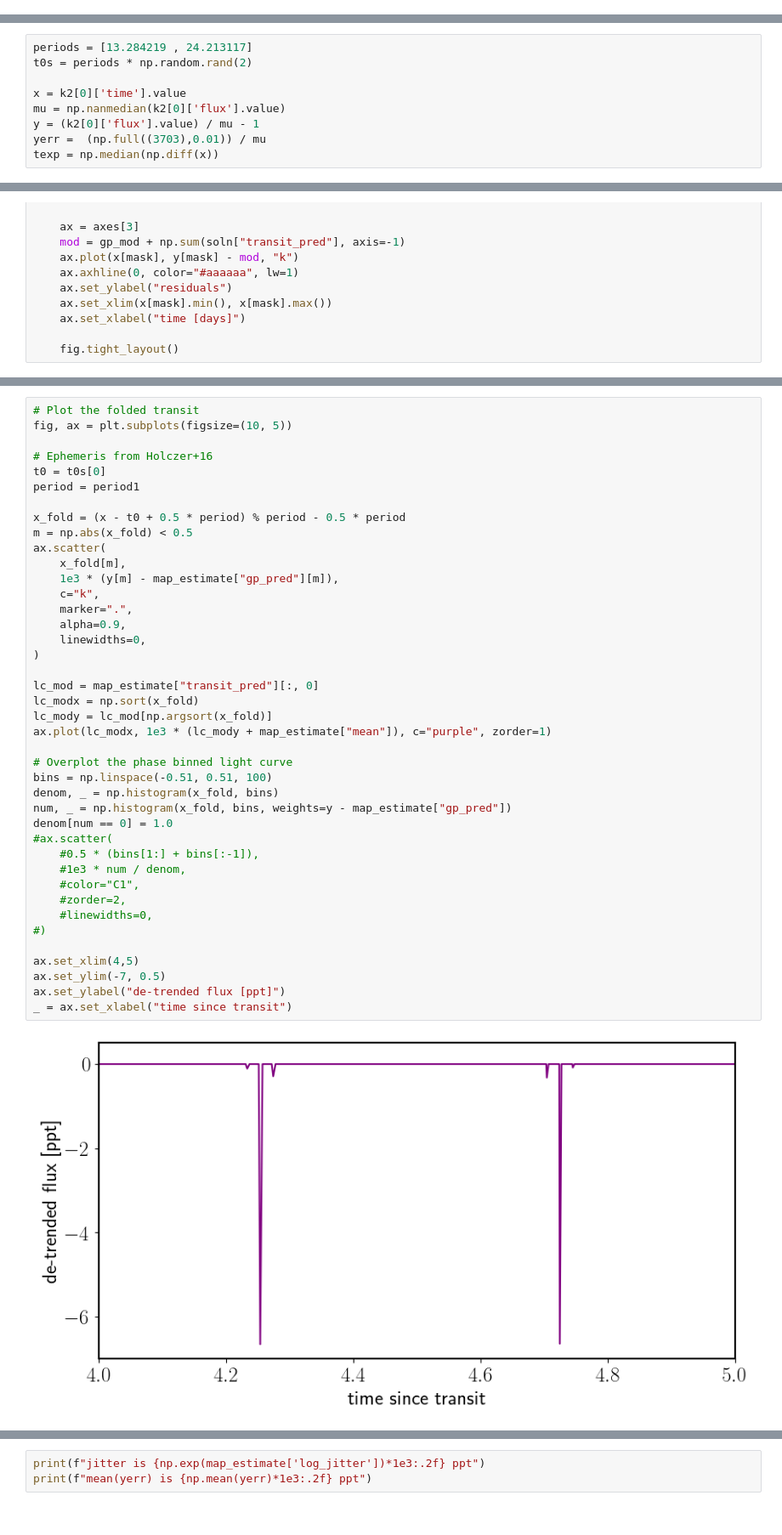
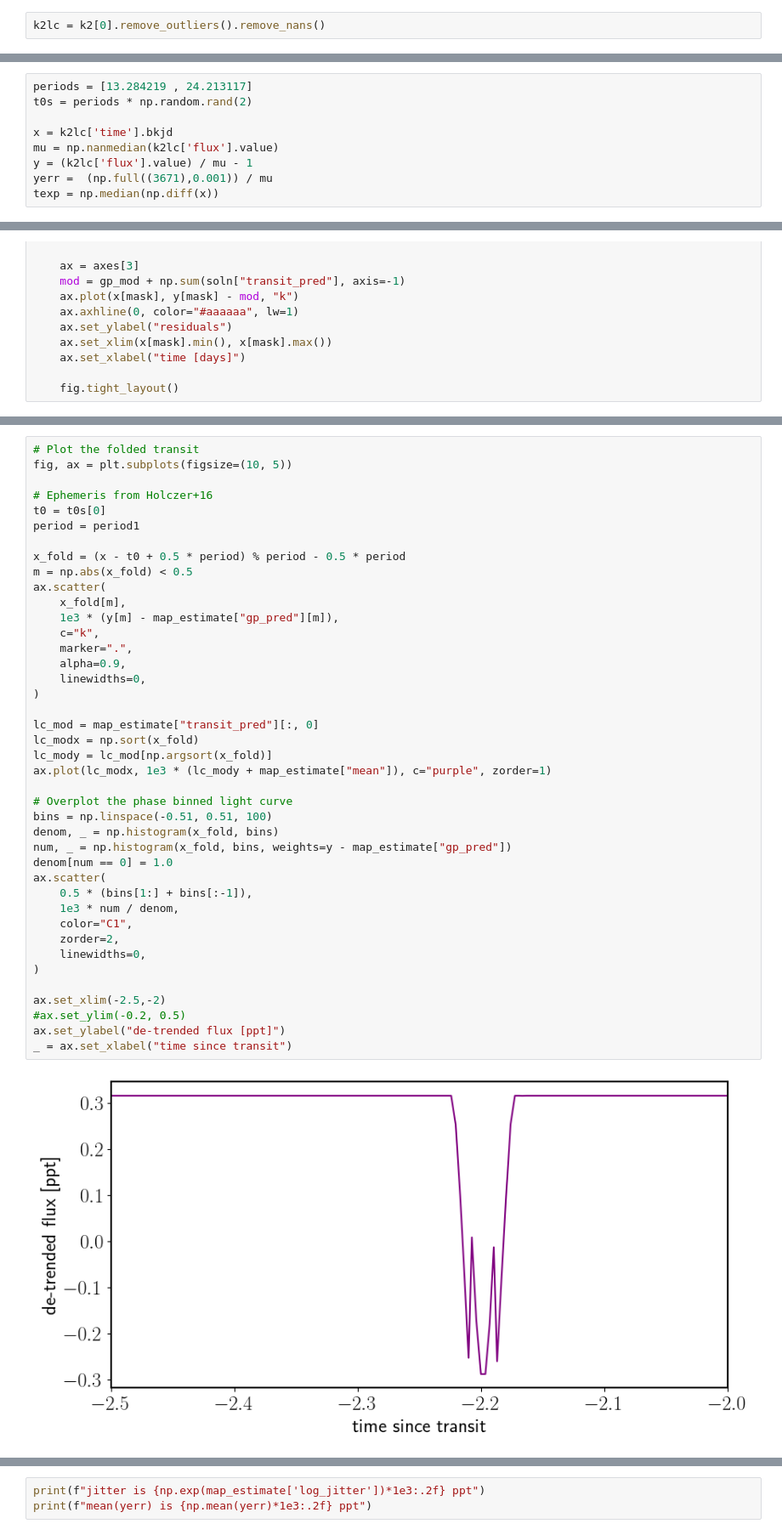
Before and after one commit to lupitatovar/Cool-Worlds, a Jupyter notebook: notebooks/K2_target_star_vary.ipynb, the cells around one changed output, grey strips where cells are left out. Shown at 85% size. Saved outputs shown, nothing was run; the diff lists cells and outputs as text.

```diff
--- a/notebooks/K2_target_star_vary.ipynb
+++ b/notebooks/K2_target_star_vary.ipynb
@@ -48,3 +42,5 @@ k2.plot()
 # %% [output]
 <AxesSubplot:xlabel='Time - 2454833 [BKJD days]', ylabel='Flux [$\\mathrm{e^{-}\\,s^{-1}}$]'>
 [figure]
+# %%
+k2lc = k2[0].remove_outliers().remove_nans()
@@ -85,10 +96,10 @@ with stellar variability: https://gallery.exoplanet.codes/tutorials/lc-gp-transi
 periods = [13.284219 , 24.213117]
 t0s = periods * np.random.rand(2)
 
-x = k2[0]['time'].value
-mu = np.nanmedian(k2[0]['flux'].value)
-y = (k2[0]['flux'].value) / mu - 1
-yerr =  (np.full((3703),0.01)) / mu
+x = k2lc['time'].bkjd
+mu = np.nanmedian(k2lc['flux'].value)
+y = (k2lc['flux'].value) / mu - 1
+yerr =  (np.full((3671),0.001)) / mu
 texp = np.median(np.diff(x))
 # %%
 plt.scatter(x,y)
@@ -362,43 +364,43 @@ fig, ax = plt.subplots(figsize=(10, 5))
 
 # Ephemeris from Holczer+16
 t0 = t0s[0]
 period = period1
 
 x_fold = (x - t0 + 0.5 * period) % period - 0.5 * period
 m = np.abs(x_fold) < 0.5
 ax.scatter(
     x_fold[m],
     1e3 * (y[m] - map_estimate["gp_pred"][m]),
     c="k",
     marker=".",
     alpha=0.9,
     linewidths=0,
 )
 
 lc_mod = map_estimate["transit_pred"][:, 0]
 lc_modx = np.sort(x_fold)
 lc_mody = lc_mod[np.argsort(x_fold)]
 ax.plot(lc_modx, 1e3 * (lc_mody + map_estimate["mean"]), c="purple", zorder=1)
 
 # Overplot the phase binned light curve
 bins = np.linspace(-0.51, 0.51, 100)
 denom, _ = np.histogram(x_fold, bins)
 num, _ = np.histogram(x_fold, bins, weights=y - map_estimate["gp_pred"])
 denom[num == 0] = 1.0
-#ax.scatter(
-    #0.5 * (bins[1:] + bins[:-1]),
-    #1e3 * num / denom,
-    #color="C1",
-    #zorder=2,
-    #linewidths=0,
-#)
+ax.scatter(
+    0.5 * (bins[1:] + bins[:-1]),
+    1e3 * num / denom,
+    color="C1",
+    zorder=2,
+    linewidths=0,
+)
 
-ax.set_xlim(4,5)
-ax.set_ylim(-7, 0.5)
+ax.set_xlim(-2.5,-2)
+#ax.set_ylim(-0.2, 0.5)
 ax.set_ylabel("de-trended flux [ppt]")
 _ = ax.set_xlabel("time since transit")
 # %% [output]
-[figure, old version]
+[figure, new version]
 # %%
 params = (
     "mean,logg_star,r_star,period,t0,log_depth,b,log_jitter,log_prot"
```
Also changed, not shown: parts of 15 cells of this notebook.
